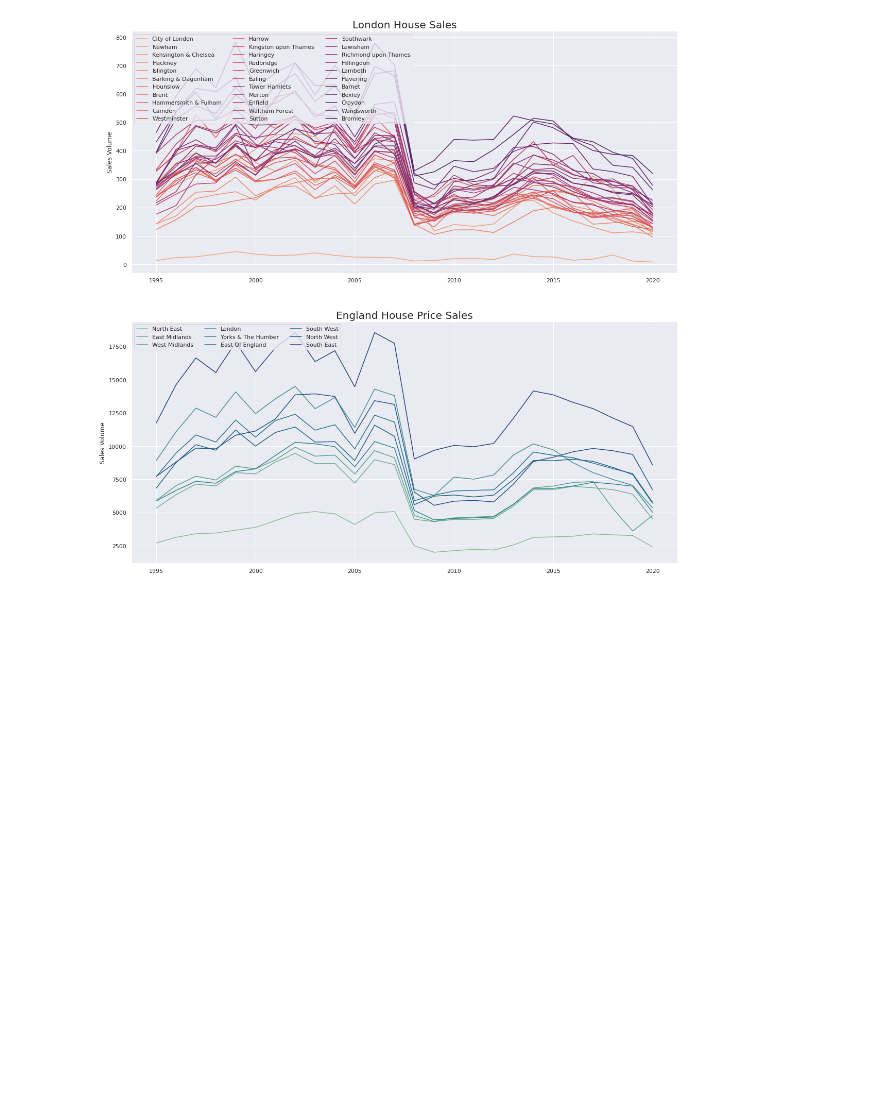
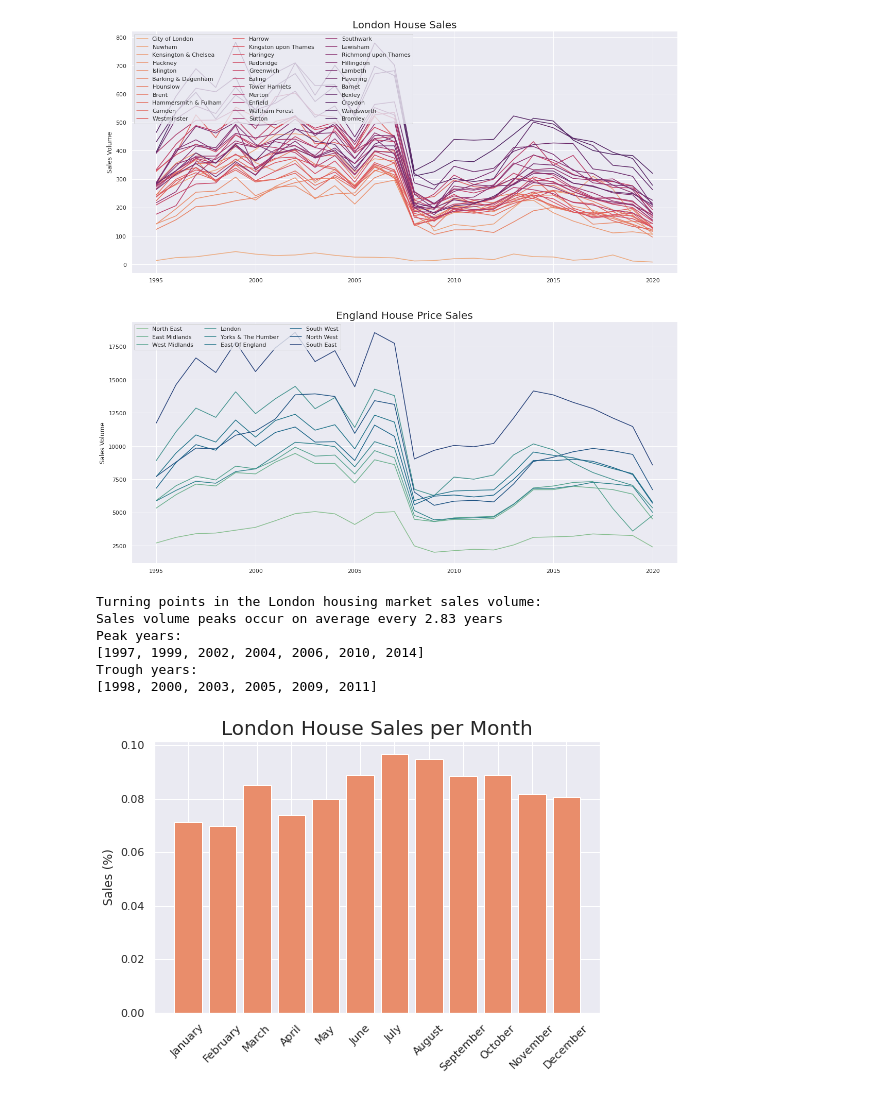
Before and after one commit to kohl-carmen/London-Housing, a Jupyter notebook: London_Housing.ipynb, the cells around one changed output. Saved outputs shown, nothing was run; the diff lists cells and outputs as text; code cells hidden in the pictures; blank space fills up the shorter version.

```diff
--- a/London_Housing.ipynb
+++ b/London_Housing.ipynb
@@ -463,3 +475,79 @@ plt.ylabel('Sales Volume')
 # %% [output]
 Text(0, 0.5, 'Sales Volume')
 [figure]
+# %%
+#high frequency sales fluctuations:
+
+# sales per month
+df = df_ldn.copy()
+df = df.sum(axis = 1)
+month_dict = {'January':0,'February':0,'March':0,'April':0,'May':0,'June':0,
+              'July':0,'August':0,'September':0,'October':0,'November':0,
+              'December':0}
+for yr in range(df.index.year.min(),df.index.year.max()+1):
+  total = sum(df[df.index.year == yr])
+  perc = df[df.index.year == yr]/total
+  for m in range(0,len(perc)):
+    month = perc.index.month_name()[m]
+    month_dict[month] = month_dict[month] + perc[m]
+
+month_dict = {entry : value/(df.index.year.max()+1-df.index.year.min())
+              for entry,value in month_dict.items()}
+x = month_dict.keys()
+y = month_dict.values()
+#plot
+sns.set(rc={'figure.figsize':(8,5)})
+sns.set_palette('flare')
+plt.bar(x,y)
+plt.title('London House Sales per Month',fontsize= 20)
+plt.ylabel('Sales (%)')
+plt.xticks(rotation = 45)
+
+
+# sales per year
+#mean per year
+df_ldn_yr = pd.DataFrame(columns=df_ldn.columns)
+for yr in range(df_ldn.index.year.min(),df_ldn.index.year.max()+1):
+  add = {};
+  add.update({'Year':yr})
+  for region in df_ldn:
+    sales = df_ldn[region][df_ldn[region].index.year == yr].mean()
+    add.update({region:sales})
+  df_ldn_yr = df_ldn_yr.append(add,ignore_index=True)
+df_ldn_yr = df_ldn_yr.set_index('Year')
+
+#sum over regions
+df_ldn_yr = df_ldn_yr.sum(axis = 1)
+# find peaks/troughs
+slope = np.empty(df_ldn.index.year.max()+1-df_ldn.index.year.min())
+slope.fill(np.nan)
+trough = []
+peak = []
+for yr in range(df_ldn.index.year.min()+1,df_ldn.index.year.max()+1):
+  x = np.array([float(yr-1), float(yr)], dtype='float')
+  y = np.array([df_ldn_yr[yr-1],df_ldn_yr[yr]], dtype='float')
+  slope[yr-df_ldn.index.year.min()] = np.polyfit(x,y,1)[0]
+  if yr-df_ldn.index.year.min() > 1:
+    if slope[yr-df_ldn.index.year.min()] >0:
+      if slope[yr-df_ldn.index.year.min()-1] < 0:
+        trough.append(yr-1)
+    if slope[yr-df_ldn.index.year.min()] < 0:
+      if slope[yr-df_ldn.index.year.min()-1] > 0:
+        peak.append(yr-1)
+
+peak_int = np.mean([peak[step+1]-peak[step] for step in range(0,len(peak)-1)])
+print('Turning points in the London housing market sales volume:')
+print('Sales volume peaks occur on average every '+str(round(peak_int,2)) + ' years')
+print('Peak years: ')
+print(peak)
+print('Trough years: ')
+print(trough)
+print(' ')
+# %% [output]
+Turning points in the London housing market sales volume:
+Sales volume peaks occur on average every 2.83 years
+Peak years:
+[1997, 1999, 2002, 2004, 2006, 2010, 2014]
+Trough years:
+[1998, 2000, 2003, 2005, 2009, 2011]
+[figure, added]
```
Also changed, not shown: parts of 10 cells of this notebook.
